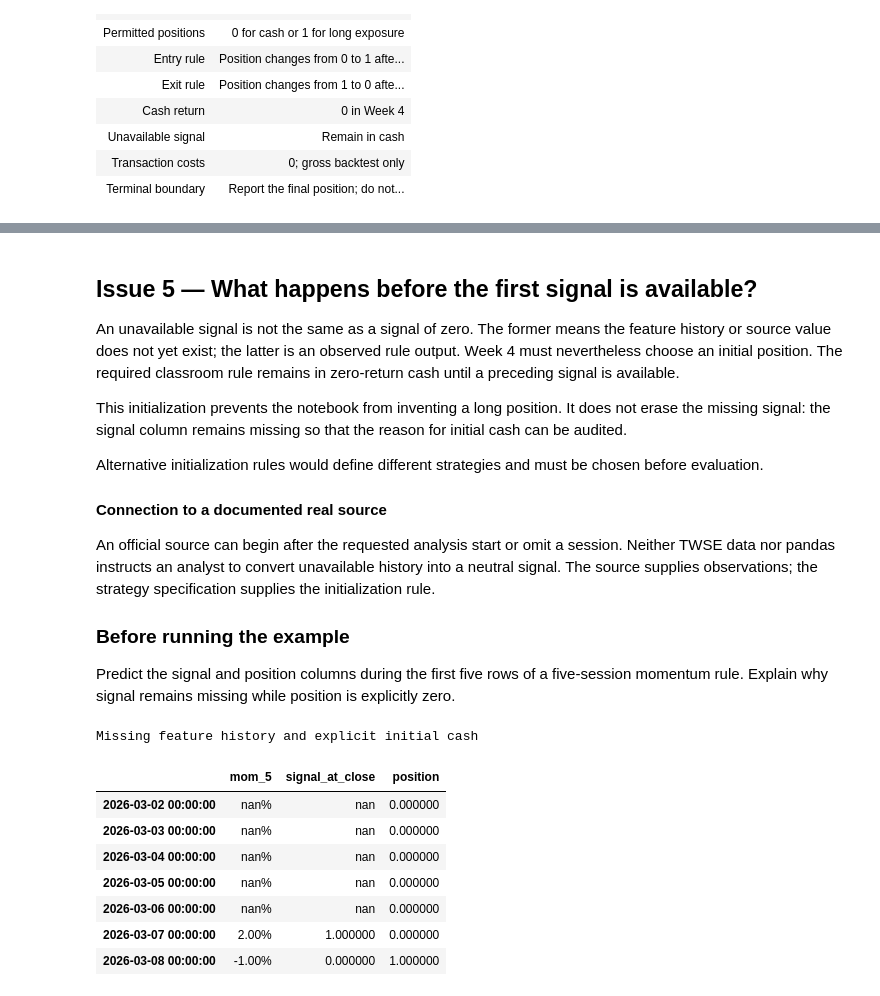
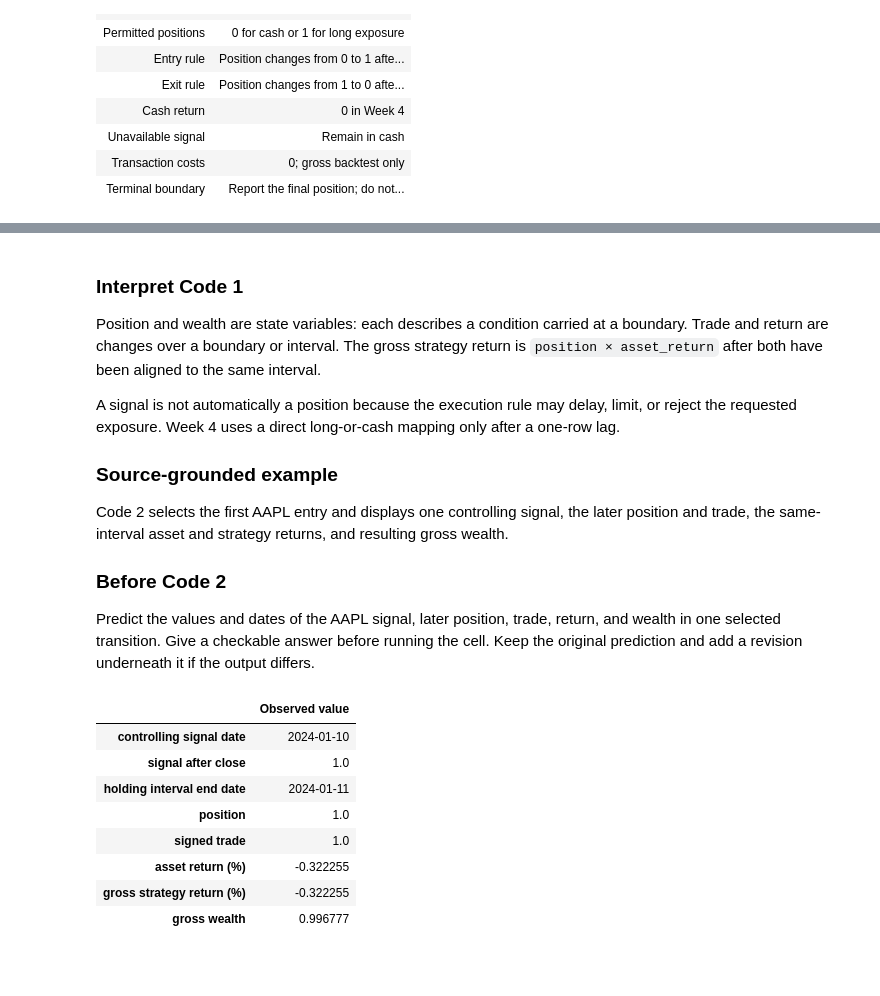
Before and after one commit to KennethWYLee/FinTech, a Jupyter notebook: course/04/week4_main.ipynb, the cells around one changed output, grey strips where cells are left out. Drawn from its saved outputs; the diff is of its cells as text; code cells hidden in the pictures; blank space fills up the shorter version.

```diff
--- a/course/04/week4_main.ipynb
+++ b/course/04/week4_main.ipynb
@@ -382,50 +458,48 @@ The invalid column reacts one row too early. It may produce a numerically attrac
 # %% [markdown]
-## Issue 5 — What happens before the first signal is available?
+### Interpret Code 1
 
 
-An unavailable signal is not the same as a signal of zero. The former means the feature history or source value does not yet exist; the latter is an observed rule output. Week 4 must nevertheless choose an initial position. The required classroom rule remains in zero-return cash until a preceding signal is available.
+Position and wealth are state variables: each describes a condition carried at a boundary. Trade and return are changes over a boundary or interval. The gross strategy return is `position × asset_return` after both have been aligned to the same interval.
 
-This initialization prevents the notebook from inventing a long position. It does not erase the missing signal: the signal column remains missing so that the reason for initial cash can be audited.
-
-Alternative initialization rules would define different strategies and must be chosen before evaluation.
+A signal is not automatically a position because the execution rule may delay, limit, or reject the requested exposure. Week 4 uses a direct long-or-cash mapping only after a one-row lag.
 
 
-#### Connection to a documented real source
+### Source-grounded example
 
+Code 2 selects the first AAPL entry and displays one controlling signal, the later position and trade, the same-interval asset and strategy returns, and resulting gross wealth.
 
-An official source can begin after the requested analysis start or omit a session. Neither TWSE data nor pandas instructs an analyst to convert unavailable history into a neutral signal. The source supplies observations; the strategy specification supplies the initialization rule.
+### Before Code 2
 
-
-### Before running the example
-
-
-Predict the signal and position columns during the first five rows of a five-session momentum rule. Explain why signal remains missing while position is explicitly zero.
+Predict the values and dates of the AAPL signal, later position, trade, return, and wealth in one selected transition. Give a checkable answer before running the cell. Keep the original prediction and add a revision underneath it if the output differs.
 # %%
-initialization_demo = pd.DataFrame(
+aapl_ledger = build_long_cash_ledger("AAPL")
+first_entry_date = aapl_ledger.index[aapl_ledger["signed_trade"].eq(1.0)][0]
+entry_location = aapl_ledger.index.get_loc(first_entry_date)
+signal_date = aapl_ledger.index[entry_location - 1]
+real_objects = pd.Series(
     {
-        "mom_5": [np.nan, np.nan, np.nan, np.nan, np.nan, 0.02, -0.01],
+        "controlling signal date": str(signal_date.date()),
+        "signal after close": aapl_ledger.loc[signal_date, "signal_after_close"],
+        "holding interval end date": str(first_entry_date.date()),
+        "position": aapl_ledger.loc[first_entry_date, "position"],
+        "signed trade": aapl_ledger.loc[first_entry_date, "signed_trade"],
+        "asset return (%)": 100 * aapl_ledger.loc[first_entry_date, "asset_return"],
+        "gross strategy return (%)": 100 * aapl_ledger.loc[first_entry_date, "strategy_return_gross"],
+        "gross wealth": aapl_ledger.loc[first_entry_date, "strategy_wealth_gross"],
     },
-    index=pd.date_range("2026-03-02", periods=7, freq="D"),
+    name="Observed value",
 )
-initialization_demo["signal_at_close"] = np.where(
-    initialization_demo["mom_5"].isna(),
-    np.nan,
-    np.where(initialization_demo["mom_5"] > 0, 1.0, 0.0),
-)
-initialization_demo["position"] = initialization_demo["signal_at_close"].shift(1).fillna(0.0)
-display(initialization_demo.style.format({"mom_5": "{:.2%}"}).set_caption("Missing feature history and explicit initial cash"))
-
-assert initialization_demo["signal_at_close"].iloc[:5].isna().all()
-assert initialization_demo["position"].iloc[:6].eq(0.0).all()
-assert initialization_demo["position"].iloc[6] == 1.0
+display(real_objects.to_frame().round(6))
+assert aapl_ledger.loc[first_entry_date, "position"] == 1.0
+assert np.isclose(aapl_ledger.loc[first_entry_date, "strategy_return_gross"], aapl_ledger.loc[first_entry_date, "asset_return"])
 # %% [output]
-Missing feature history and explicit initial cash
-|  | mom_5 | signal_at_close | position |
-| 2026-03-02 00:00:00 | nan% | nan | 0.000000 |
-| 2026-03-03 00:00:00 | nan% | nan | 0.000000 |
-| 2026-03-04 00:00:00 | nan% | nan | 0.000000 |
-| 2026-03-05 00:00:00 | nan% | nan | 0.000000 |
-| 2026-03-06 00:00:00 | nan% | nan | 0.000000 |
-| 2026-03-07 00:00:00 | 2.00% | 1.000000 | 0.000000 |
-| 2026-03-08 00:00:00 | -1.00% | 0.000000 | 1.000000 |
+|  | Observed value |
+| controlling signal date | 2024-01-10 |
+| signal after close | 1.0 |
+| holding interval end date | 2024-01-11 |
+| position | 1.0 |
+| signed trade | 1.0 |
+| asset return (%) | -0.322255 |
+| gross strategy return (%) | -0.322255 |
+| gross wealth | 0.996777 |
 # %% [markdown]
```
Also changed, not shown: parts of 146 cells of this notebook.
